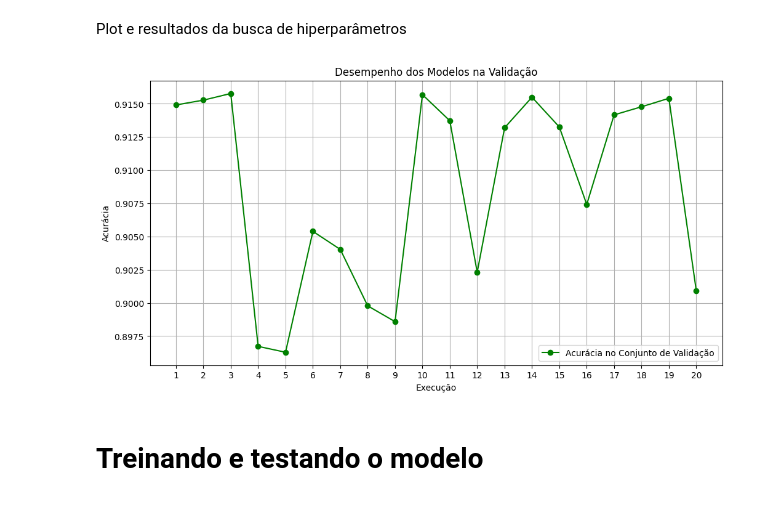
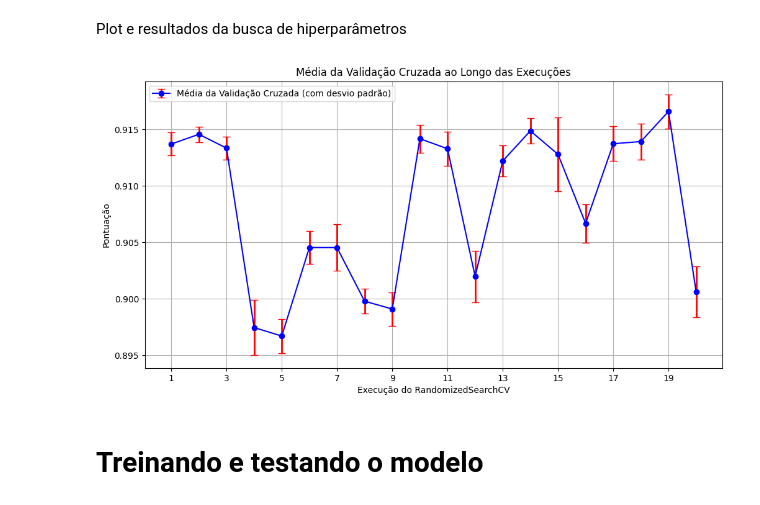
Before and after one commit to Labourguignonn/models-am, a Jupyter notebook: modelos/nn_comitee.ipynb, the cells around one changed output. Drawn from its saved outputs; the diff is of its cells as text; code cells hidden in the pictures.

```diff
--- a/modelos/nn_comitee.ipynb
+++ b/modelos/nn_comitee.ipynb
@@ -67,9 +67,10 @@ param_dist = {
     'epochs': [50]
 }
 
-historico_acc_val = []
+historico_mean_scores = []
+historico_std_scores = []
 param_list = list(ParameterSampler(param_dist, n_iter=20, random_state=42))
-todos_os_modelos = []  # Armazenará todos os modelos treinados nos folds
+todos_os_modelos = []
 
 skf = StratifiedKFold(n_splits=5, shuffle=True, random_state=42)
 
@@ -95,20 +96,22 @@ for i, params in enumerate(param_list):
             verbose=0
         )
 
-        modelos_desta_combinacao.append(model)  # Guarda cada modelo do fold
+        modelos_desta_combinacao.append(model)
 
         y_val_pred = (model.predict(X_val_fold) > 0.5).astype(int).flatten()
         fold_scores.append(accuracy_score(y_val_fold, y_val_pred))
 
-    # Armazena a média de F1 e todos os modelos desta combinação
-    historico_acc_val.append(np.mean(fold_scores))
-    todos_os_modelos.extend(modelos_desta_combinacao)  # Adiciona ao conjunto completo
+    mean_scores = np.mean(fold_scores)
+    std_scores = np.std(fold_scores)
 
-    print(f"Acurácia média: {np.mean(fold_scores):.4f} | Parâmetros: {params}")
+    historico_mean_scores.append(mean_scores)
+    historico_std_scores.append(std_scores)
+    todos_os_modelos.extend(modelos_desta_combinacao)
 
-# Identifica a melhor combinação
-indice_melhor = np.argmax(historico_acc_val)
-print(f"\nMelhor acurácia média: {historico_acc_val[indice_melhor]:.4f}")
+    print(f"Desempenho médio nas 5 scores: {mean_scores:.4f} ± {std_scores:.4f} | Parâmetros: {params}")
+
+indice_melhor = np.argmax(historico_mean_scores)
+print(f"\nMelhor desempenho médio nas scores: {historico_mean_scores[indice_melhor]:.4f} ± {historico_std_scores[indice_melhor]:.4f}")
 print(f"Melhores parâmetros: {param_list[indice_melhor]}")
 # %% [output]
 Testando combinação 1/20...
@@ -132,16 +135,28 @@ Melhores parâmetros: {'batch_size': 32, 'dropout_rate': 0.5, 'epochs': 50, 'hid
 Plot e resultados da busca de hiperparâmetros
 # %%
 plt.figure(figsize=(12, 6))
-plt.plot(range(1, len(historico_acc_val)+1), historico_acc_val, 'g-o', label='Acurácia no Conjunto de Validação')
-plt.xlabel('Execução')
-plt.ylabel('Acurácia')
-plt.title('Desempenho dos Modelos na Validação')
-plt.xticks(range(1, len(historico_acc_val)+1))
+
+plt.errorbar(
+    range(1, len(historico_mean_scores) + 1),
+    historico_mean_scores,
+    yerr=historico_std_scores,
+    fmt='o-',
+    color='b',
+    ecolor='r',
+    elinewidth=2,
+    capsize=4,
+    label='Média da Validação Cruzada (com desvio padrão)'
+)
+
+plt.xlabel('Execução do RandomizedSearchCV')
+plt.ylabel('Pontuação')
+plt.title('Média da Validação Cruzada ao Longo das Execuções')
+plt.xticks(range(1, len(historico_mean_scores) + 1, max(1, len(historico_mean_scores) // 10)))
 plt.grid(True)
 plt.legend()
 plt.show()
 # %% [output]
-[figure, old version]
+[figure, new version]
 # %% [markdown]
 # Treinando e testando o modelo
 # %%
```
Also changed, not shown: parts of 2 cells of this notebook, 1 other file.
